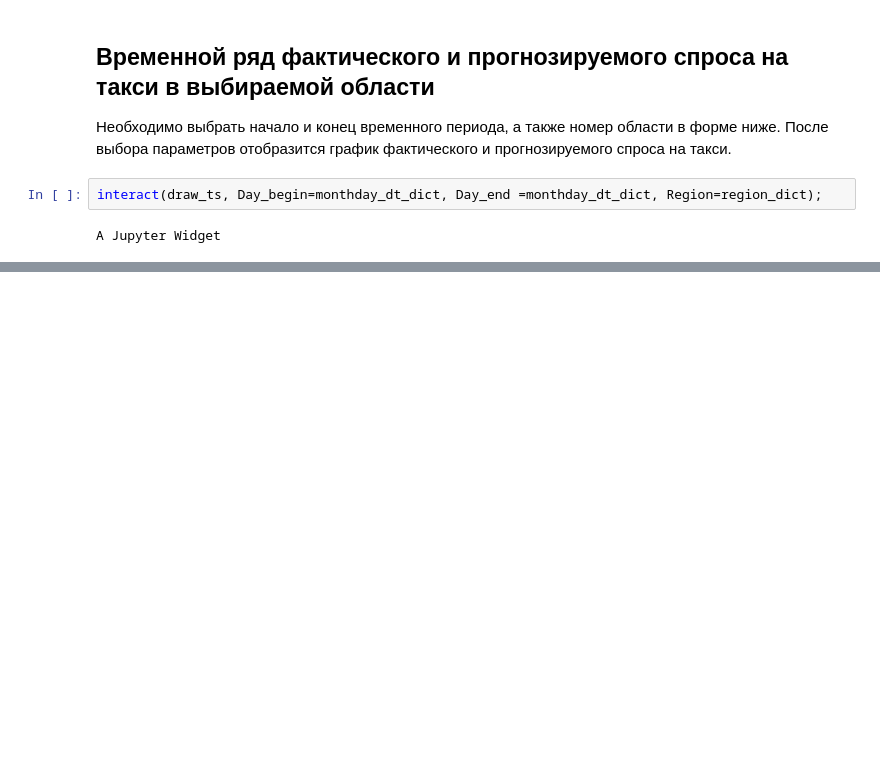
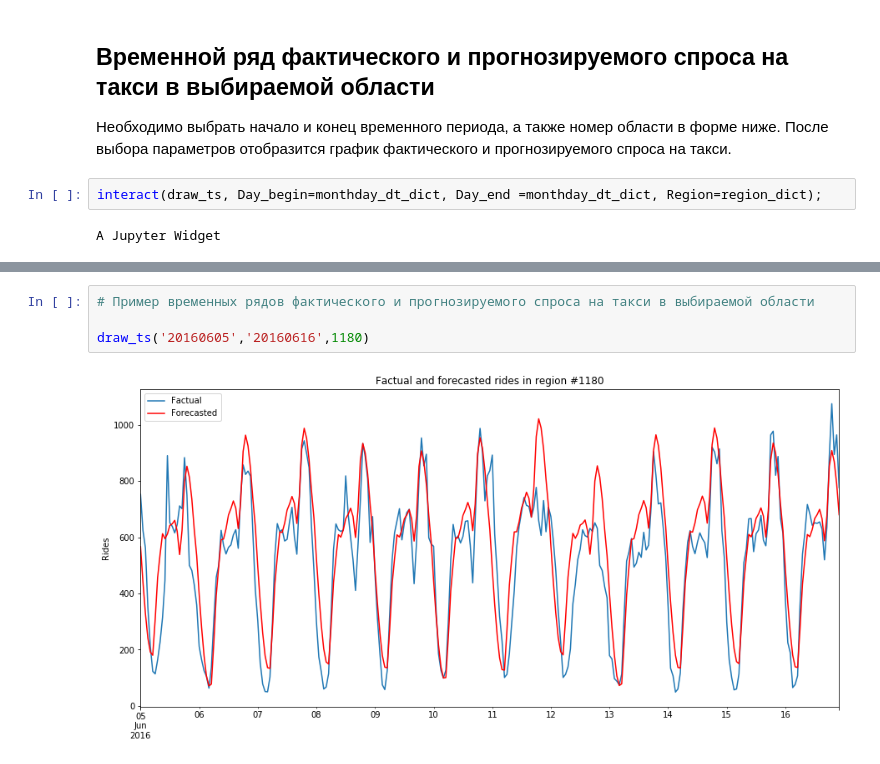
Before and after one commit to obrock/CourseraDataAnalysisMFTI_demo, a Jupyter notebook: InteractiveDemo.ipynb, the cells around one changed output, grey strips where cells are left out. Cells and saved outputs as stored; diff of their text form; blank space fills up the shorter version.

```diff
--- a/InteractiveDemo.ipynb
+++ b/InteractiveDemo.ipynb
@@ -190,0 +201,6 @@ A Jupyter Widget
+# %%
+# Пример временных рядов фактического и прогнозируемого спроса на такси в выбираемой области
+
+draw_ts('20160605','20160616',1180)
+# %% [output]
+[figure, added]
```
Also changed, not shown: parts of 2 cells of this notebook, 1 other file.
